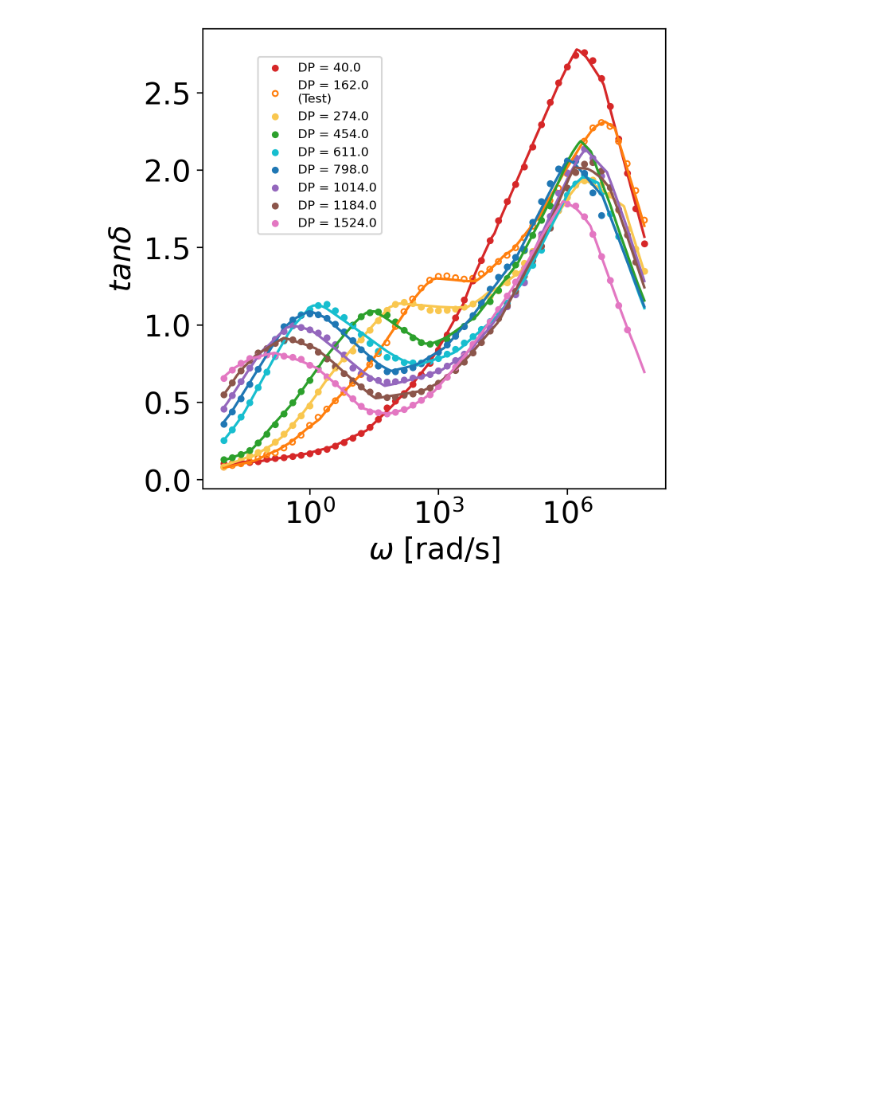
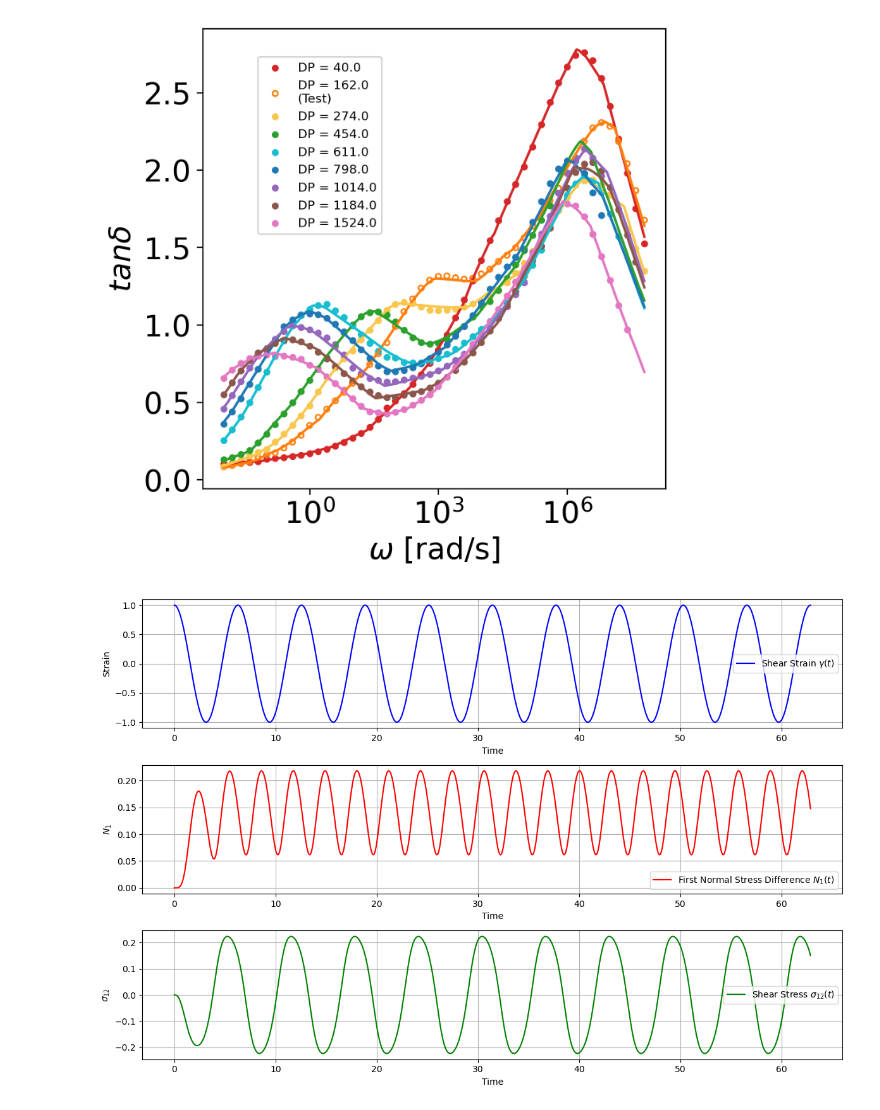
Before and after one commit to xiaolihuamao/Constitutive_Equation, a Jupyter notebook: MFNN/singlefluid/MFNN_single_PBFs.ipynb, the cells around one changed output. Drawn from its saved outputs; the diff is of its cells as text; code cells hidden in the pictures; blank space fills up the shorter version.

```diff
--- a/MFNN/singlefluid/MFNN_single_PBFs.ipynb
+++ b/MFNN/singlefluid/MFNN_single_PBFs.ipynb
@@ -439,3 +439,80 @@ plt.show()
 # 保存模型的状态字典
 torch.save(model_HF_nl.state_dict(), 'model/model_nl_pinn_pbfs_lossf.pth')
 torch.save(model_HF_l.state_dict(), 'model/model_l_pinn_pbfs_lossf.pth')
+# %%
+import numpy as np
+import matplotlib.pyplot as plt
+
+# 材料参数
+G0 = 1.0       # 弹性模量
+tau = 1.0      # 松弛时间
+
+# 时间参数
+t_start = 0.0
+T=2*np.pi
+t_end = 10*T
+num_points = 1000
+time = np.linspace(t_start, t_end, num_points)
+dt = time[1] - time[0]
+
+# 剪切应变函数
+gamma0 = 1.0   # 应变幅值
+omega = 2*np.pi/T
+gamma = gamma0 * np.cos(omega * time)
+
+# 初始化应力分量
+sigma11 = np.zeros_like(time)
+sigma22 = np.zeros_like(time)
+sigma12 = np.zeros_like(time)
+
+# 数值积分计算应力
+for i, t in enumerate(time):
+    for j in range(i):
+        t_prime = time[j]
+        gamma_diff = gamma[i] - gamma[j]
+        exp_term = np.exp(-(t - t_prime) / tau)
+
+        # 取向张量函数 Q
+        Q11 = (1 + gamma_diff**2) / (2 + gamma_diff**2)
+        Q12 = gamma_diff / (2 + gamma_diff**2)
+        Q22 = 1 / (2 + gamma_diff**2)
+
+        # 应力积分
+        sigma11[i] += G0 * exp_term * Q11 * dt
+        sigma22[i] += G0 * exp_term * Q22 * dt
+        sigma12[i] += G0 * exp_term * Q12 * dt
+
+# 计算第一法向应力差
+N1 = sigma11 - sigma22
+
+# 绘制结果
+plt.figure(figsize=(12, 8))
+
+# 图 1: 剪切应变随时间的变化
+plt.subplot(3, 1, 1)
+plt.plot(time, gamma, label='Shear Strain $\gamma(t)$', color='b')
+plt.xlabel('Time')
+plt.ylabel('Strain')
+plt.legend()
+plt.grid()
+
+# 图 2: 第一法向应力差 N1 随时间的变化
+plt.subplot(3, 1, 2)
+plt.plot(time, N1, label='First Normal Stress Difference $N_1(t)$', color='r')
+plt.xlabel('Time')
+plt.ylabel('$N_1$')
+plt.legend()
+plt.grid()
+
+# 图 3: 剪切应力 σ12 随时间的变化
+plt.subplot(3, 1, 3)
+plt.plot(time, sigma12, label='Shear Stress $\sigma_{12}(t)$', color='g')
+plt.xlabel('Time')
+plt.ylabel('$\sigma_{12}$')
+plt.legend()
+plt.grid()
+
+plt.tight_layout()
+plt.show()
+# %% [output]
+[figure, added]
```
Also changed, not shown: parts of 2 cells of this notebook, 6 other files.
